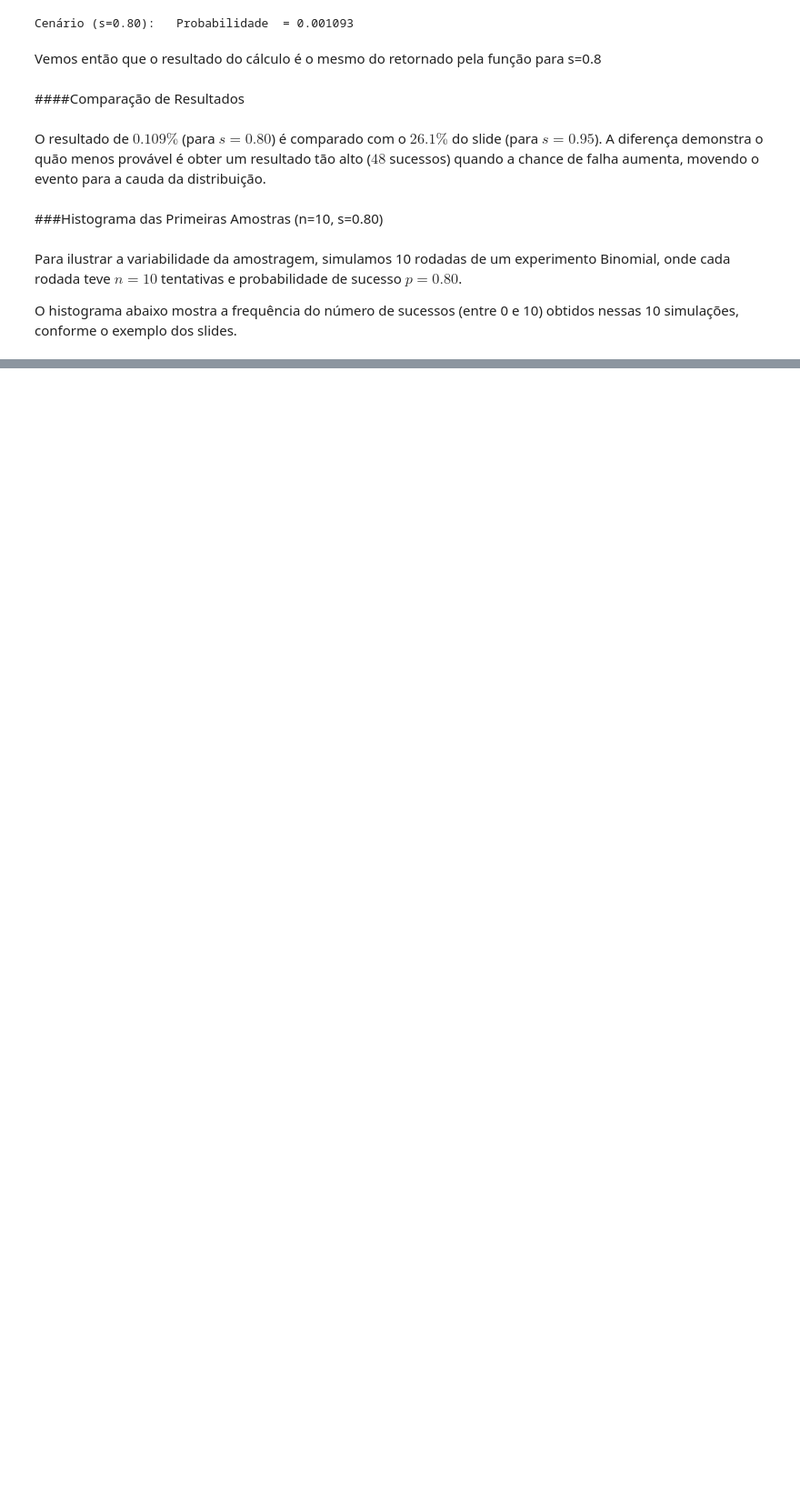
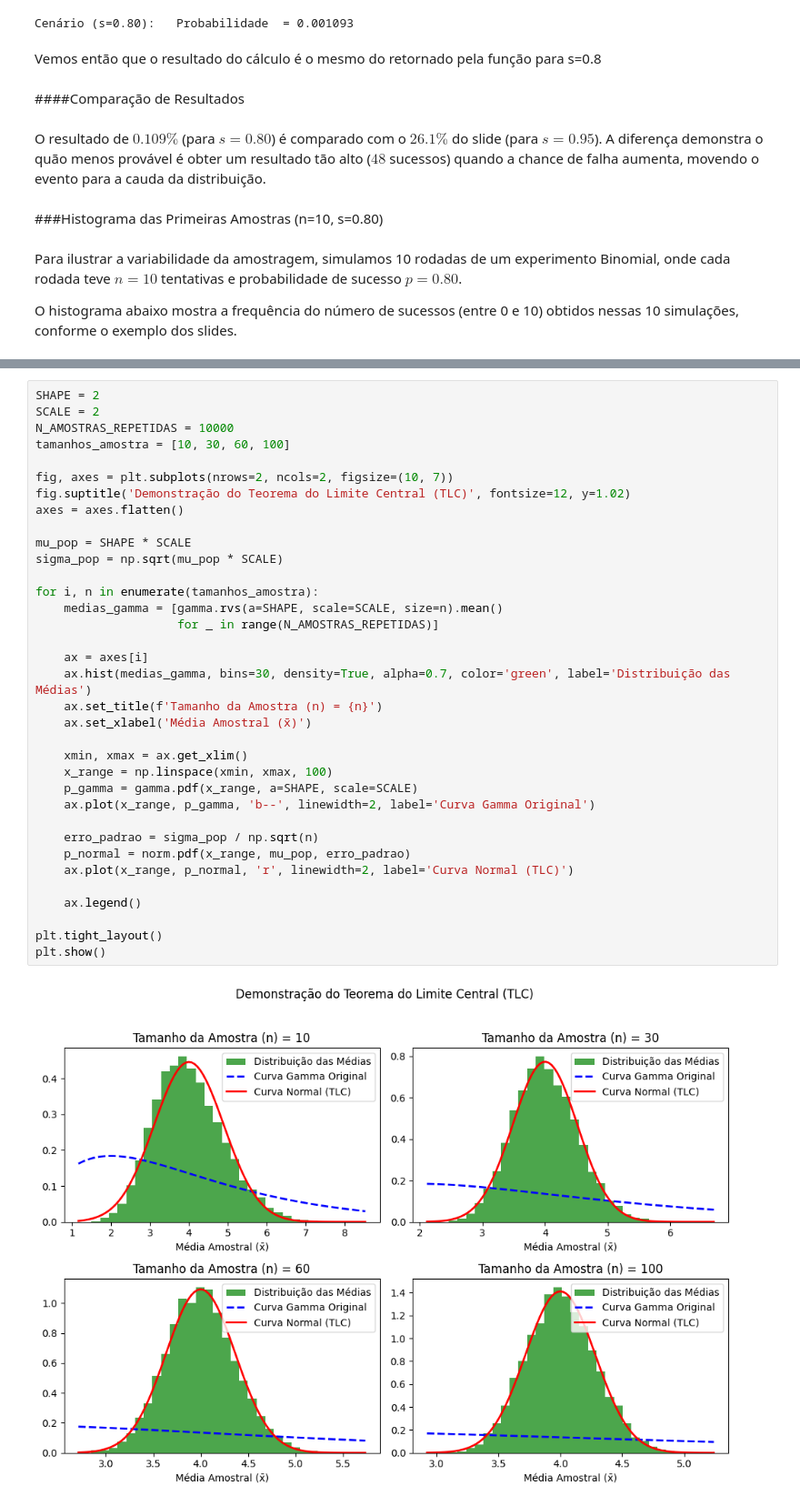
Before and after one commit to KevinWashington/SILLM_Atividade_1, a Jupyter notebook: Atividade_1_Zscore_Binomial.ipynb, the cells around one changed output, grey strips where cells are left out. Shown at 91% size. Cells and saved outputs as stored; diff of their text form; blank space fills up the shorter version.

```diff
--- a/Atividade_1_Zscore_Binomial.ipynb
+++ b/Atividade_1_Zscore_Binomial.ipynb
@@ -287,0 +423,37 @@ Resultados das 10 Amostras (n=10, s=0.95): [10 10 10 10  8 10 10 10  9 10]
+# %%
+SHAPE = 2
+SCALE = 2
+N_AMOSTRAS_REPETIDAS = 10000
+tamanhos_amostra = [10, 30, 60, 100]
+
+fig, axes = plt.subplots(nrows=2, ncols=2, figsize=(10, 7))
+fig.suptitle('Demonstração do Teorema do Limite Central (TLC)', fontsize=12, y=1.02)
+axes = axes.flatten()
+
+mu_pop = SHAPE * SCALE
+sigma_pop = np.sqrt(mu_pop * SCALE)
+
+for i, n in enumerate(tamanhos_amostra):
+    medias_gamma = [gamma.rvs(a=SHAPE, scale=SCALE, size=n).mean()
+                    for _ in range(N_AMOSTRAS_REPETIDAS)]
+
+    ax = axes[i]
+    ax.hist(medias_gamma, bins=30, density=True, alpha=0.7, color='green', label='Distribuição das Médias')
+    ax.set_title(f'Tamanho da Amostra (n) = {n}')
+    ax.set_xlabel('Média Amostral (x̄)')
+
+    xmin, xmax = ax.get_xlim()
+    x_range = np.linspace(xmin, xmax, 100)
+    p_gamma = gamma.pdf(x_range, a=SHAPE, scale=SCALE)
+    ax.plot(x_range, p_gamma, 'b--', linewidth=2, label='Curva Gamma Original')
+
+    erro_padrao = sigma_pop / np.sqrt(n)
+    p_normal = norm.pdf(x_range, mu_pop, erro_padrao)
+    ax.plot(x_range, p_normal, 'r', linewidth=2, label='Curva Normal (TLC)')
+
+    ax.legend()
+
+plt.tight_layout()
+plt.show()
+# %% [output]
+[figure, added]
```
Also changed, not shown: parts of 29 cells of this notebook.
